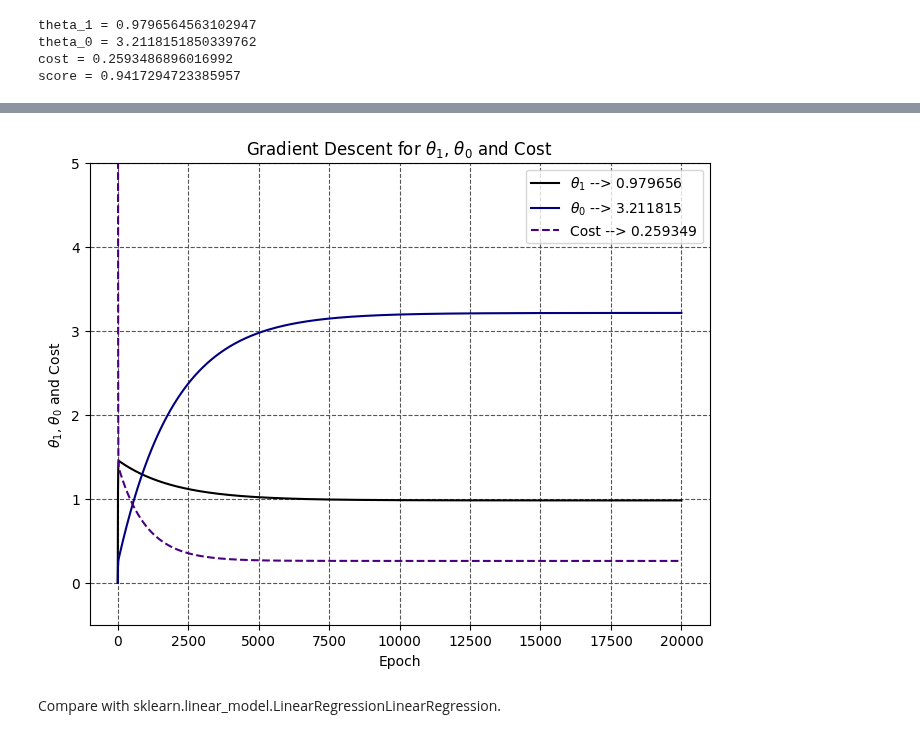
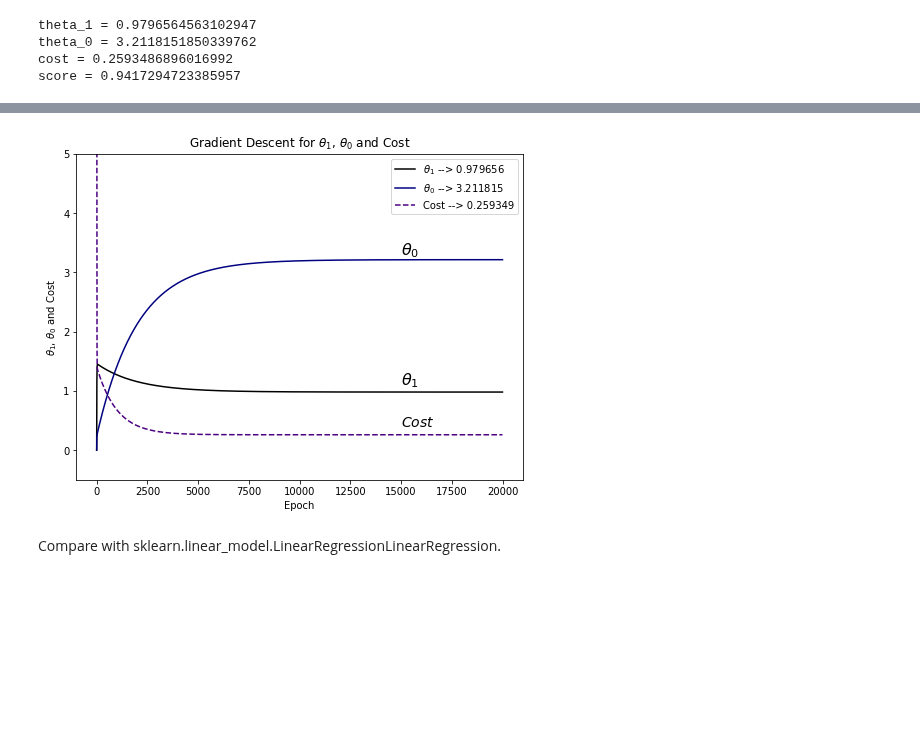
Before and after one commit to jchen8000/MLDLWithPython, a Jupyter notebook: 4_01_Linear_Regression/Linear_Regression_Algorithm_Implementation_1.ipynb, the cells around one changed output, grey strips where cells are left out. Drawn from its saved outputs; the diff is of its cells as text; code cells hidden in the pictures; blank space fills up the shorter version.

```diff
--- a/4_01_Linear_Regression/Linear_Regression_Algorithm_Implementation_1.ipynb
+++ b/4_01_Linear_Regression/Linear_Regression_Algorithm_Implementation_1.ipynb
@@ -254,19 +254,22 @@ plt.show()
 # %%
 fig = plt.figure(figsize=(8,6))
 plt.title(r'Gradient Descent for $\theta_1$, $\theta_0$ and Cost')
 plt.ylim(-0.5, 5.0)
 plt.plot(lrsf.epoch_history, lrsf.theta_1_history, color='black', label=r"$\theta_1$ --> %f"%lrsf.theta_1)
 plt.plot(lrsf.epoch_history, lrsf.theta_0_history, color='navy', label=r"$\theta_0$ --> %f"%lrsf.theta_0)
 plt.plot(lrsf.epoch_history, lrsf.cost_history, color='indigo', ls='--', label=r"Cost --> %f"%lrsf.cost_history[-1])
-plt.grid(which='major', color='#555555', linestyle='--')
+plt.text(15000, 3.3, r'$\theta_0$', fontsize=16, c='k')
+plt.text(15000, 1.1, r'$\theta_1$', fontsize=16, c='k')
+plt.text(15000, 0.4, r'$Cost$', fontsize=14, c='k')
+# plt.grid(which='major', color='#555555', linestyle='--')
 plt.xlabel('Epoch')
 plt.ylabel(r"$\theta_1$, $\theta_0$ and Cost" )
 plt.legend(loc='best')
 # plt.savefig("gradient_decent4.svg", format="svg", transparent=True, bbox_inches='tight')
 plt.savefig("linear_regression_gradient_decent3.svg", format="svg", transparent=True, bbox_inches='tight')
 plt.show()
 # %% [output]
-[figure, old version]
+[figure, new version]
 # %% [markdown]
 Compare with sklearn.linear_model.LinearRegressionLinearRegression.
 # %%
```
Also changed, not shown: parts of 5 cells of this notebook.
